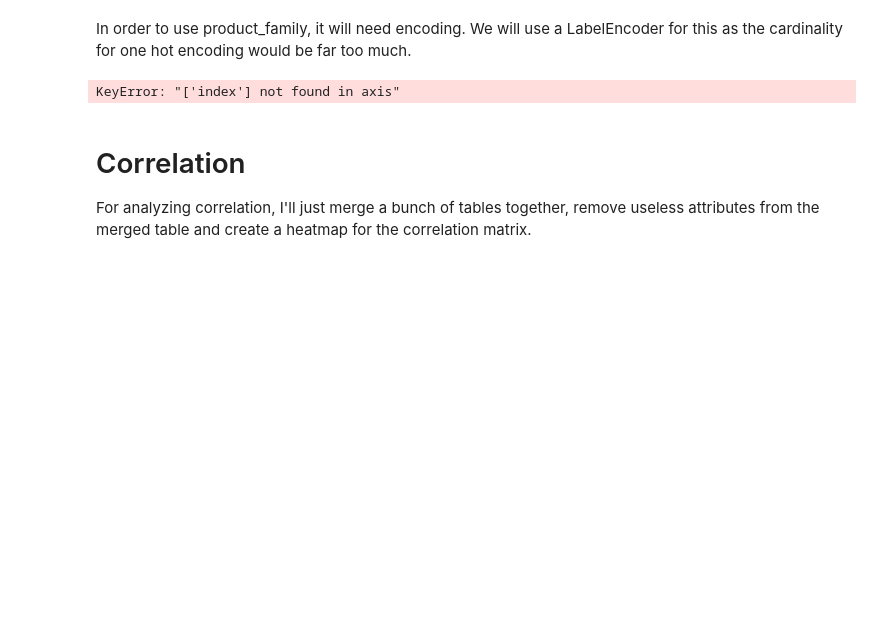
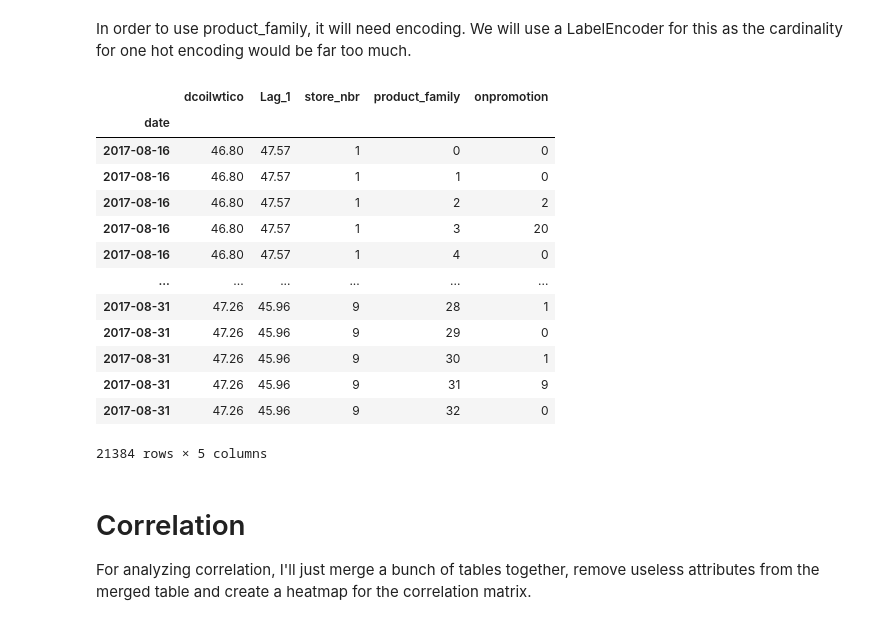
Before and after one commit to HelloWorld183L/EDA_Work, a Jupyter notebook: salestimeseries.ipynb, the cells around one changed output. Drawn from its saved outputs; the diff is of its cells as text; code cells hidden in the pictures; blank space fills up the shorter version.

```diff
--- a/salestimeseries.ipynb
+++ b/salestimeseries.ipynb
@@ -913,10 +894,25 @@ train_merged_df
 # %% [markdown]
 In order to use product_family, it will need encoding. We will use a LabelEncoder for this as the cardinality for one hot encoding would be far too much.
 # %%
-train_merged_df.drop('index', axis=1, inplace=True)
-test_merged_df.drop('index', axis=1, inplace=True)
+train_merged_df.drop(['index', 'id'], axis=1, inplace=True)
+test_merged_df.drop('id', axis=1, inplace=True)
-# %% [output]
-KeyError: "['index'] not found in axis"
+# %%
+test_merged_df
+# %% [output]
+|  | dcoilwtico | Lag_1 | store_nbr | product_family | onpromotion |
+| date |  |  |  |  |  |
+| 2017-08-16 | 46.80 | 47.57 | 1 | 0 | 0 |
+| 2017-08-16 | 46.80 | 47.57 | 1 | 1 | 0 |
+| 2017-08-16 | 46.80 | 47.57 | 1 | 2 | 2 |
+| 2017-08-16 | 46.80 | 47.57 | 1 | 3 | 20 |
+| 2017-08-16 | 46.80 | 47.57 | 1 | 4 | 0 |
+| ... | ... | ... | ... | ... | ... |
+| 2017-08-31 | 47.26 | 45.96 | 9 | 28 | 1 |
+| 2017-08-31 | 47.26 | 45.96 | 9 | 29 | 0 |
+| 2017-08-31 | 47.26 | 45.96 | 9 | 30 | 1 |
+| 2017-08-31 | 47.26 | 45.96 | 9 | 31 | 9 |
+| 2017-08-31 | 47.26 | 45.96 | 9 | 32 | 0 |
+21384 rows × 5 columns
 # %% [markdown]
 # Correlation
 For analyzing correlation, I'll just merge a bunch of tables together, remove useless attributes from the merged table and create a heatmap for the correlation matrix.
```
Also changed, not shown: parts of 15 cells of this notebook.
